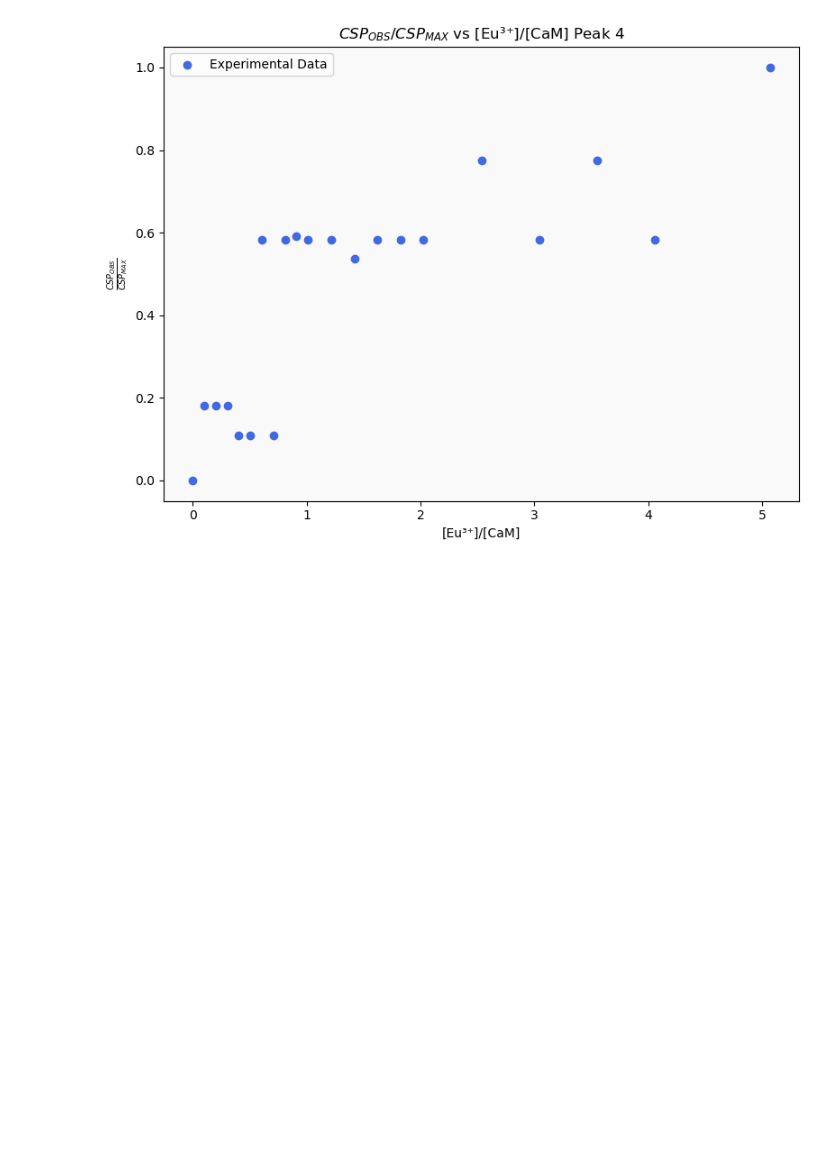
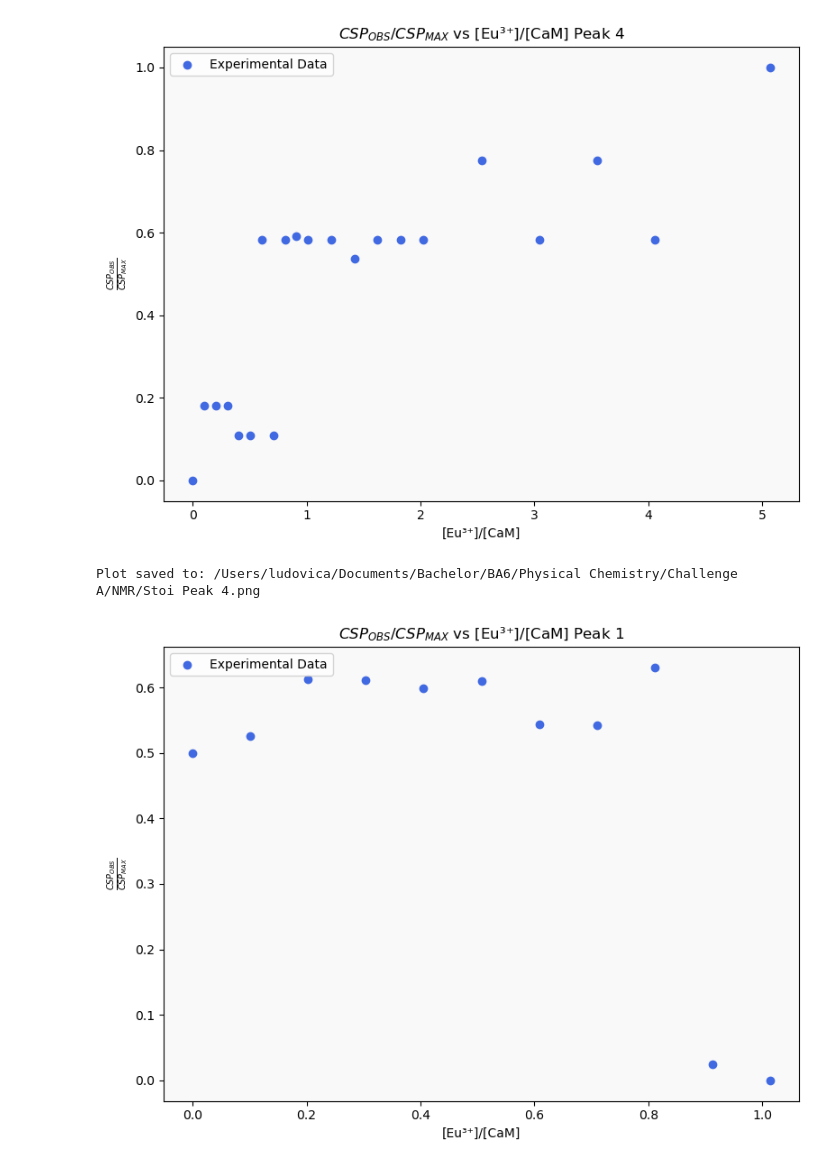
Before and after one commit to fracaludo/physicalchem, a Jupyter notebook: A/NMR/stoi.ipynb, the cells around one changed output. Drawn from its saved outputs; the diff is of its cells as text; code cells hidden in the pictures; blank space fills up the shorter version.

```diff
--- a/A/NMR/stoi.ipynb
+++ b/A/NMR/stoi.ipynb
@@ -86,3 +86,47 @@ plt.show()
 # %% [output]
 Plot saved to: /Users/ludovica/Documents/Bachelor/BA6/Physical Chemistry/Challenge A/NMR/Stoi Peak 4.png
 [figure]
+# %%
+import pandas as pd
+import matplotlib.pyplot as plt
+import os
+
+# Define file path and sheet name
+file_path = "/Users/ludovica/Documents/Bachelor/BA6/Physical Chemistry/Challenge A/NMR/NMR - stoi.xlsx"
+sheet_name = "1"
+
+# Read the Excel file
+df = pd.read_excel(file_path, sheet_name=sheet_name)
+
+# Ensure column names are clean
+df.columns = df.columns.str.strip()
+
+# Extract the relevant columns
+x = df["Eu3+/CaM"]
+y = df["X"]
+
+# Plot the scatter plot
+plt.figure(figsize=(8, 6))
+plt.scatter(x, y, color="royalblue", label="Experimental Data")
+plt.xlabel("[Eu³⁺]/[CaM]")
+plt.ylabel(r"$\frac{CSP_{OBS}}{CSP_{MAX}}$")
+plt.title(r"$CSP_{OBS}/CSP_{MAX}$ vs [Eu³⁺]/[CaM] Peak 1")
+plt.legend(loc="best")  # Automatically positions the legend
+plt.tight_layout()
+plt.gca().set_facecolor('#f9f9f9')
+
+# Function to save the plot
+def save_plot(directory, filename="Stoi Peak 4.png"):
+    os.makedirs(directory, exist_ok=True)  # Create directory if it doesn't exist
+    filepath = os.path.join(directory, filename)
+    plt.savefig(filepath, dpi=600, bbox_inches="tight")
+    print(f"Plot saved to: {filepath}")
+
+# Save the plot
+save_plot("/Users/ludovica/Documents/Bachelor/BA6/Physical Chemistry/Challenge A/NMR")
+
+# Show the plot
+plt.show()
+# %% [output]
+Plot saved to: /Users/ludovica/Documents/Bachelor/BA6/Physical Chemistry/Challenge A/NMR/Stoi Peak 4.png
+[figure, added]
```
